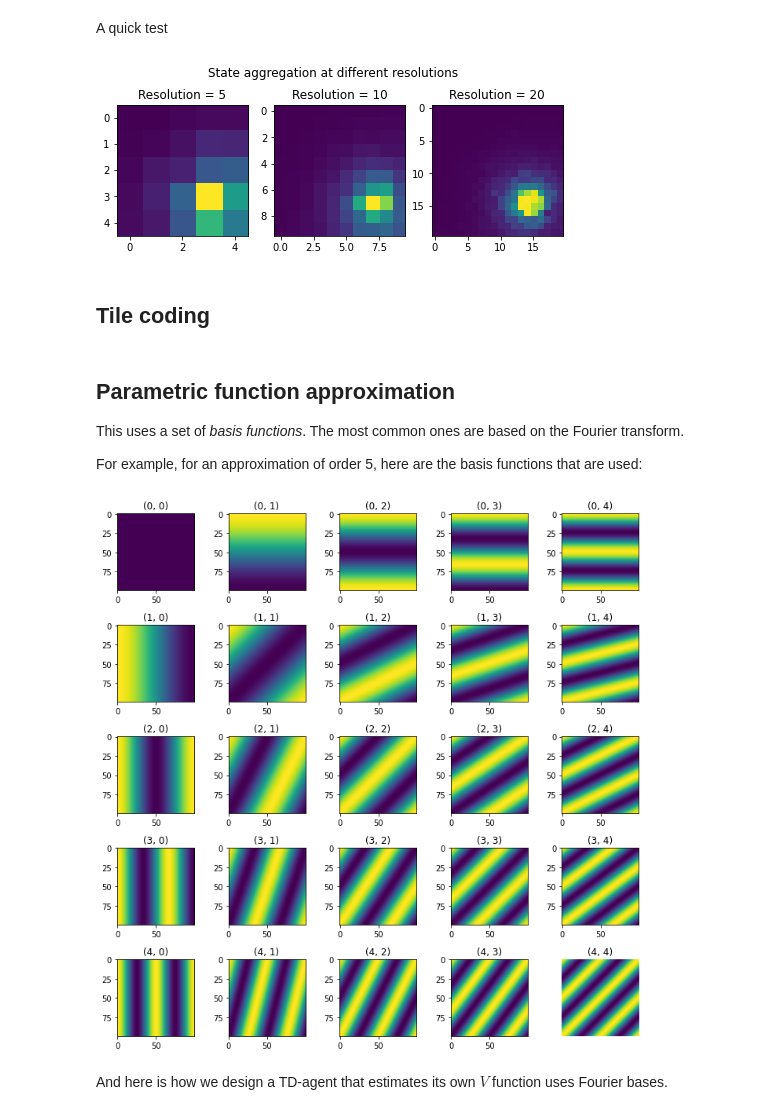
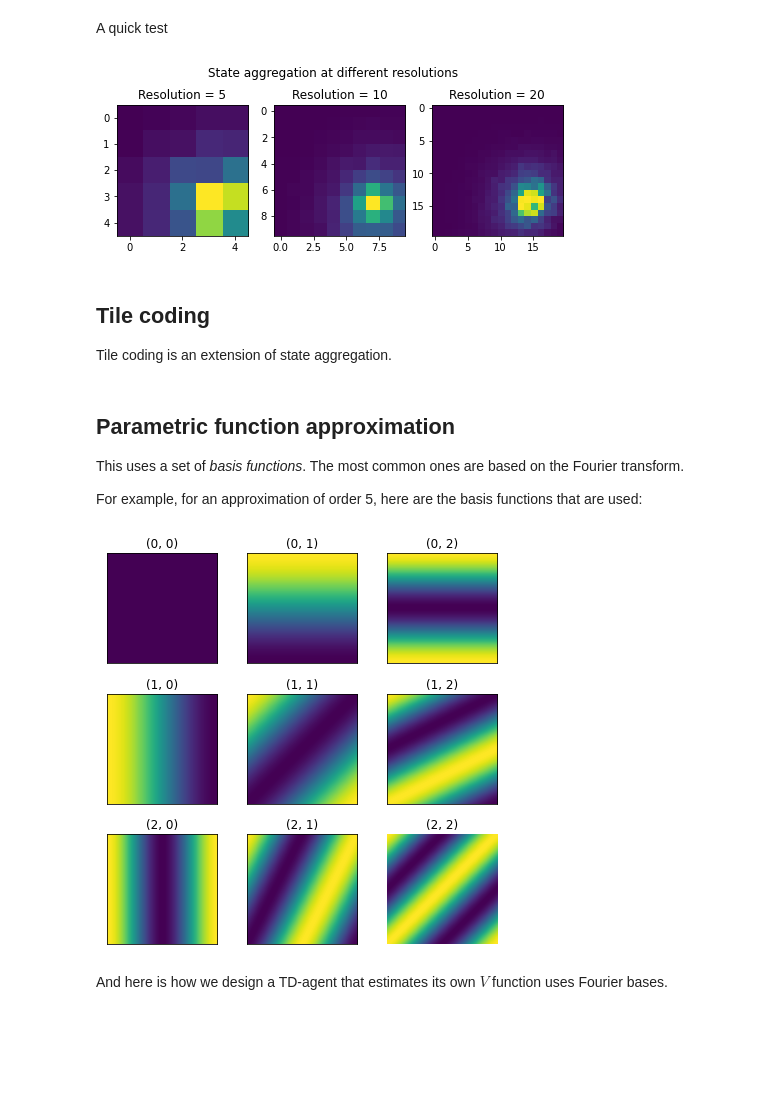
Before and after one commit to TheRealDrDre/CompCogNeuro, a Jupyter notebook: RL/RL5_continuous.ipynb, the cells around one changed output. Saved outputs shown, nothing was run; the diff lists cells and outputs as text; code cells hidden in the pictures; blank space fills up the shorter version.

```diff
--- a/RL/RL5_continuous.ipynb
+++ b/RL/RL5_continuous.ipynb
@@ -28,26 +28,26 @@ def distance(v1, v2):
 # %% [markdown]
 Now
 # %%
-CHEESE_POS = (0.75, 0.75)
+REWARD_POS = (0.75, 0.75)
 
 class Maze():
     """A maze environment"""
 
     INITIAL_STATE = (0.1, 0.1) # Always starts at the topleft corner
-    CHEESE_RAD = 0.1
+    REWARD_RAD = 0.1
 
-    def __init__(self, cheese_pos = CHEESE_POS):
+    def __init__(self, reward_pos = REWARD_POS):
         """Inits a maze by loading the grid file"""
         self.state = self.INITIAL_STATE
         self.end = False
-        self.cheese_pos = cheese_pos
+        self.reward_pos = reward_pos
 
 
     def is_reward(self, state):
         """Determins if we are close enough to the cheese"""
         a = np.array(state)
-        b = np.array(self.cheese_pos)
-        if math.sqrt(np.sum((a-b)**2)) < Maze.CHEESE_RAD:
+        b = np.array(self.reward_pos)
+        if math.sqrt(np.sum((a-b)**2)) < Maze.REWARD_RAD:
             return True
         else:
             return False
@@ -78,8 +78,6 @@ class Maze():
 
     def reward_transition(self, state1, action1, state2):
         """Reward is -1 for bouncing against the walls, and whatever is on the grid otherwise"""
-        #if state1 == state2:
-        #    return -1
         if state2 == None:
             return 0
         else:
@@ -221,7 +219,7 @@ def run_trials(environment, agent, n, collect=True):
 This is what a path of an agante capable of continuous actions in a continuous space looks like.
 # %%
 x, y = (0.75, 0.75)
-m = Maze(cheese_pos = (x, y))
+m = Maze(reward_pos = (x, y))
 a = ContinuousTDAgent(alpha=0.1, res=5)
 H = run_trials(m, a, 3)
 
@@ -267,9 +265,11 @@ for ax, res in zip(axs, [5, 10, 20]):
 fig.suptitle("State aggregation at different resolutions")
 plt.show()
 # %% [output]
-[figure, old version]
+[figure, new version]
 # %% [markdown]
 ## Tile coding
+
+Tile coding is an extension of state aggregation.
 # %% [markdown]
 ## Parametric function approximation
 
@@ -277,26 +277,28 @@ This uses a set of _basis functions_. The most common ones are based on the Four
 
 For example, for an approximation of order 5, here are the basis functions that are used:
 # %%
-order = 5
+order = 3
 res = 100
 pi = math.pi
 bases = [(x, y) for x in range(order) for y in range(order)]
 fig, axs = plt.subplots(order, order, figsize = (2 * order, 2 * order))
 X, Y = np.meshgrid(np.linspace(0, 1, res),
                    np.linspace(0, 1, res))
 
 for i in range(order):
     for j in range(order):
         base = i * order + j
         u, v = bases[base]
         B = np.cos(u*pi*X + v*pi*Y)
         axs[i,j].imshow(B)
+        axs[i,j].set_xticks([])
+        axs[i,j].set_yticks([])
         axs[i,j].set_title("%s" % (bases[base],))
 
 plt.axis('off')
 fig.tight_layout()
 # %% [output]
-[figure, old version]
+[figure, new version]
 # %% [markdown]
 And here is how we design a TD-agent that estimates its own $V$ function uses Fourier bases.
 # %%
```
Also changed, not shown: parts of 6 cells of this notebook.
